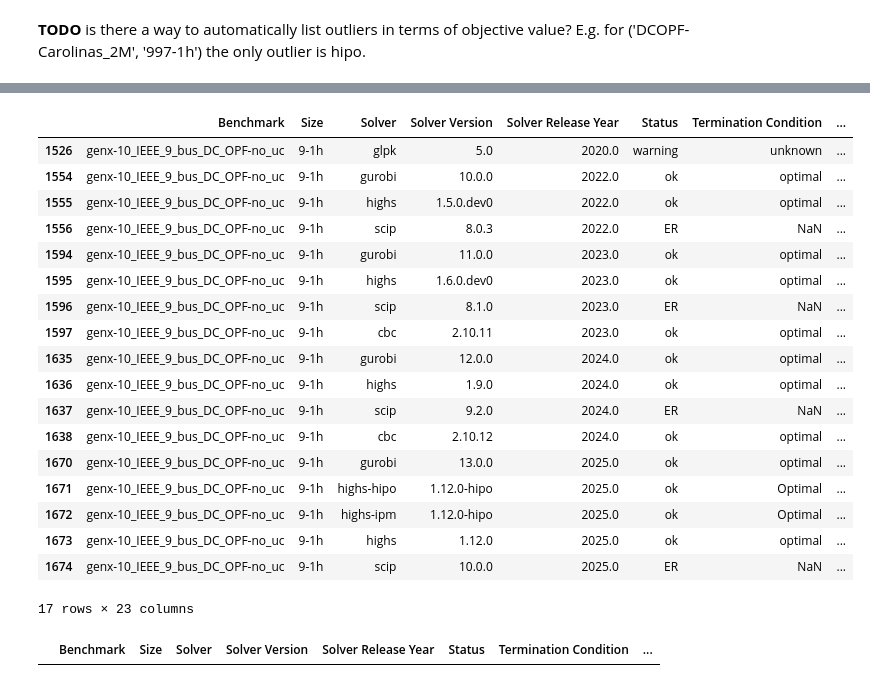
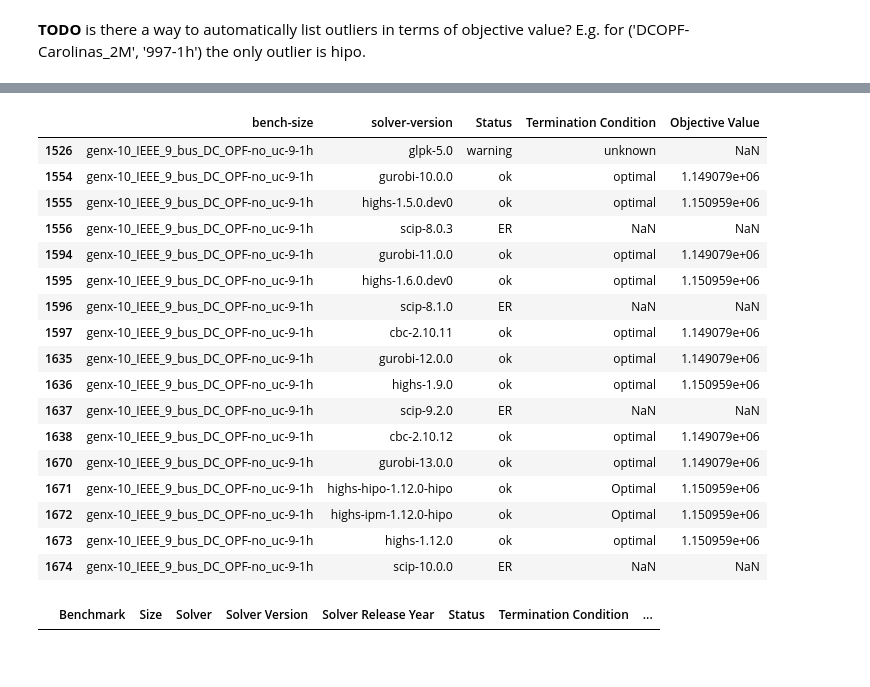
Before and after one commit to open-energy-transition/solver-benchmark, a Jupyter notebook: notebooks/run-v2.ipynb, the cells around one changed output, grey strips where cells are left out. Saved outputs shown, nothing was run; the diff lists cells and outputs as text; code cells hidden in the pictures.

Commit message:
Re-run high var instances, drop some high var, validate results, update

```diff
--- a/notebooks/run-v2.ipynb
+++ b/notebooks/run-v2.ipynb
@@ -1393,6 +1370,9 @@ results, variability = load_results(
         "../results/gcp-results/20251227-new-pypsa/",
         "../results/gcp-results/20251228-rerun-3/",
         "../results/gcp-results/20260102-more-pypsa/",
+        "../results/gcp-results/20260217-rerun-4/",
+        "../results/gcp-results/20260219-rerun-4/",
+        "../results/gcp-results/20260223-rerun-4/",
         # "../results/partial-results/",
     ]
 )
@@ -1573,18 +1492,19 @@ runtime_stats["bad_pairs"] = runtime_stats.apply(
 # %%
-# The benchmark instances where observed variation is greater than 6%
+# Drop some benchmark instances that have high variation and aren't interesting enough to re-run
 
-# TODO drop from website!
-drop = {
+to_drop = {
     "pypsa-de-elec-trex_vopt-50-3h",
     "pypsa-de-elec-trex_vopt-dfp-50-3h",
     "DCOPF-Carolinas_1W-997-1h",
     "DCOPF-Carolinas_uc_1W-997-1h",
 }
 
+results = results[~results["bench-size"].isin(to_drop)]
+
 to_rerun = runtime_stats.query("observed_var > 6").sort_values(
     "observed_var", ascending=False
 )
-to_rerun = to_rerun[~to_rerun.index.isin(drop)]
+to_rerun = to_rerun[~to_rerun.index.isin(to_drop)]
 print(len(to_rerun["VM"].unique()))
 to_rerun
 # %% [output]
@@ -1839,25 +1712,39 @@ results.query('`bench-size` == "TIMES-GEO-global-netzero-31-20ts"')
+# %%
+# Since highs didn't really solve that successfully, we set Status from ok to ER:
+bad_solve_idx = results.query(
+    '`bench-size` == "TIMES-GEO-global-netzero-31-20ts" and `solver-version` == "highs-1.12.0"'
+).index
+results.loc[bad_solve_idx, "Status"] = "ER"
 # %%
-results.query('`bench-size` == "genx-10_IEEE_9_bus_DC_OPF-no_uc-9-1h"')
+results.query('`bench-size` == "genx-10_IEEE_9_bus_DC_OPF-no_uc-9-1h"')[
+    [
+        "bench-size",
+        "solver-version",
+        "Status",
+        "Termination Condition",
+        "Objective Value",
+    ]
+]
+# Here it looks like all the highs solvers report a different solutoin compared to gurobi and cbc. Perhaps we need a solution quality checker here to determine who is right!
 # %% [output]
-|  | Benchmark | Size | Solver | Solver Version | Solver Release Year | Status | Termination Condition | ... |
-| 1526 | genx-10_IEEE_9_bus_DC_OPF-no_uc | 9-1h | glpk | 5.0 | 2020.0 | warning | unknown | ... |
-| 1554 | genx-10_IEEE_9_bus_DC_OPF-no_uc | 9-1h | gurobi | 10.0.0 | 2022.0 | ok | optimal | ... |
-| 1555 | genx-10_IEEE_9_bus_DC_OPF-no_uc | 9-1h | highs | 1.5.0.dev0 | 2022.0 | ok | optimal | ... |
-| 1556 | genx-10_IEEE_9_bus_DC_OPF-no_uc | 9-1h | scip | 8.0.3 | 2022.0 | ER | NaN | ... |
-| 1594 | genx-10_IEEE_9_bus_DC_OPF-no_uc | 9-1h | gurobi | 11.0.0 | 2023.0 | ok | optimal | ... |
-| 1595 | genx-10_IEEE_9_bus_DC_OPF-no_uc | 9-1h | highs | 1.6.0.dev0 | 2023.0 | ok | optimal | ... |
-| 1596 | genx-10_IEEE_9_bus_DC_OPF-no_uc | 9-1h | scip | 8.1.0 | 2023.0 | ER | NaN | ... |
-| 1597 | genx-10_IEEE_9_bus_DC_OPF-no_uc | 9-1h | cbc | 2.10.11 | 2023.0 | ok | optimal | ... |
-| 1635 | genx-10_IEEE_9_bus_DC_OPF-no_uc | 9-1h | gurobi | 12.0.0 | 2024.0 | ok | optimal | ... |
-| 1636 | genx-10_IEEE_9_bus_DC_OPF-no_uc | 9-1h | highs | 1.9.0 | 2024.0 | ok | optimal | ... |
-| 1637 | genx-10_IEEE_9_bus_DC_OPF-no_uc | 9-1h | scip | 9.2.0 | 2024.0 | ER | NaN | ... |
-| 1638 | genx-10_IEEE_9_bus_DC_OPF-no_uc | 9-1h | cbc | 2.10.12 | 2024.0 | ok | optimal | ... |
-| 1670 | genx-10_IEEE_9_bus_DC_OPF-no_uc | 9-1h | gurobi | 13.0.0 | 2025.0 | ok | optimal | ... |
-| 1671 | genx-10_IEEE_9_bus_DC_OPF-no_uc | 9-1h | highs-hipo | 1.12.0-hipo | 2025.0 | ok | Optimal | ... |
-| 1672 | genx-10_IEEE_9_bus_DC_OPF-no_uc | 9-1h | highs-ipm | 1.12.0-hipo | 2025.0 | ok | Optimal | ... |
-| 1673 | genx-10_IEEE_9_bus_DC_OPF-no_uc | 9-1h | highs | 1.12.0 | 2025.0 | ok | optimal | ... |
-| 1674 | genx-10_IEEE_9_bus_DC_OPF-no_uc | 9-1h | scip | 10.0.0 | 2025.0 | ER | NaN | ... |
+|  | bench-size | solver-version | Status | Termination Condition | Objective Value |
+| 1526 | genx-10_IEEE_9_bus_DC_OPF-no_uc-9-1h | glpk-5.0 | warning | unknown | NaN |
+| 1554 | genx-10_IEEE_9_bus_DC_OPF-no_uc-9-1h | gurobi-10.0.0 | ok | optimal | 1.149079e+06 |
+| 1555 | genx-10_IEEE_9_bus_DC_OPF-no_uc-9-1h | highs-1.5.0.dev0 | ok | optimal | 1.150959e+06 |
+| 1556 | genx-10_IEEE_9_bus_DC_OPF-no_uc-9-1h | scip-8.0.3 | ER | NaN | NaN |
+| 1594 | genx-10_IEEE_9_bus_DC_OPF-no_uc-9-1h | gurobi-11.0.0 | ok | optimal | 1.149079e+06 |
+| 1595 | genx-10_IEEE_9_bus_DC_OPF-no_uc-9-1h | highs-1.6.0.dev0 | ok | optimal | 1.150959e+06 |
+| 1596 | genx-10_IEEE_9_bus_DC_OPF-no_uc-9-1h | scip-8.1.0 | ER | NaN | NaN |
+| 1597 | genx-10_IEEE_9_bus_DC_OPF-no_uc-9-1h | cbc-2.10.11 | ok | optimal | 1.149079e+06 |
+| 1635 | genx-10_IEEE_9_bus_DC_OPF-no_uc-9-1h | gurobi-12.0.0 | ok | optimal | 1.149079e+06 |
+| 1636 | genx-10_IEEE_9_bus_DC_OPF-no_uc-9-1h | highs-1.9.0 | ok | optimal | 1.150959e+06 |
+| 1637 | genx-10_IEEE_9_bus_DC_OPF-no_uc-9-1h | scip-9.2.0 | ER | NaN | NaN |
+| 1638 | genx-10_IEEE_9_bus_DC_OPF-no_uc-9-1h | cbc-2.10.12 | ok | optimal | 1.149079e+06 |
+| 1670 | genx-10_IEEE_9_bus_DC_OPF-no_uc-9-1h | gurobi-13.0.0 | ok | optimal | 1.149079e+06 |
+| 1671 | genx-10_IEEE_9_bus_DC_OPF-no_uc-9-1h | highs-hipo-1.12.0-hipo | ok | Optimal | 1.150959e+06 |
+| 1672 | genx-10_IEEE_9_bus_DC_OPF-no_uc-9-1h | highs-ipm-1.12.0-hipo | ok | Optimal | 1.150959e+06 |
+| 1673 | genx-10_IEEE_9_bus_DC_OPF-no_uc-9-1h | highs-1.12.0 | ok | optimal | 1.150959e+06 |
+| 1674 | genx-10_IEEE_9_bus_DC_OPF-no_uc-9-1h | scip-10.0.0 | ER | NaN | NaN |
-17 rows × 23 columns
 # %%
 # Check if any results have high duality gap (above 1e-4)
 results[results["Duality Gap"] > 1e-4].sort_values(by="Duality Gap", ascending=False)
```
Also changed, not shown: parts of 30 cells of this notebook, 4 other files.
